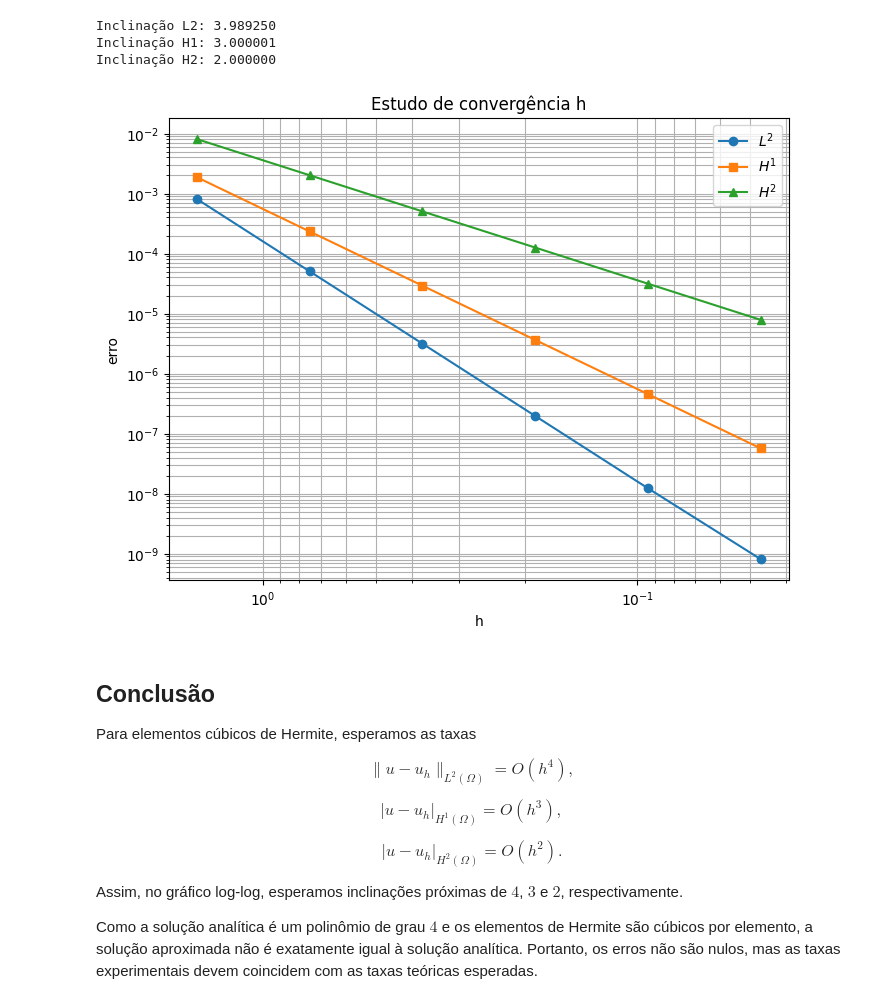
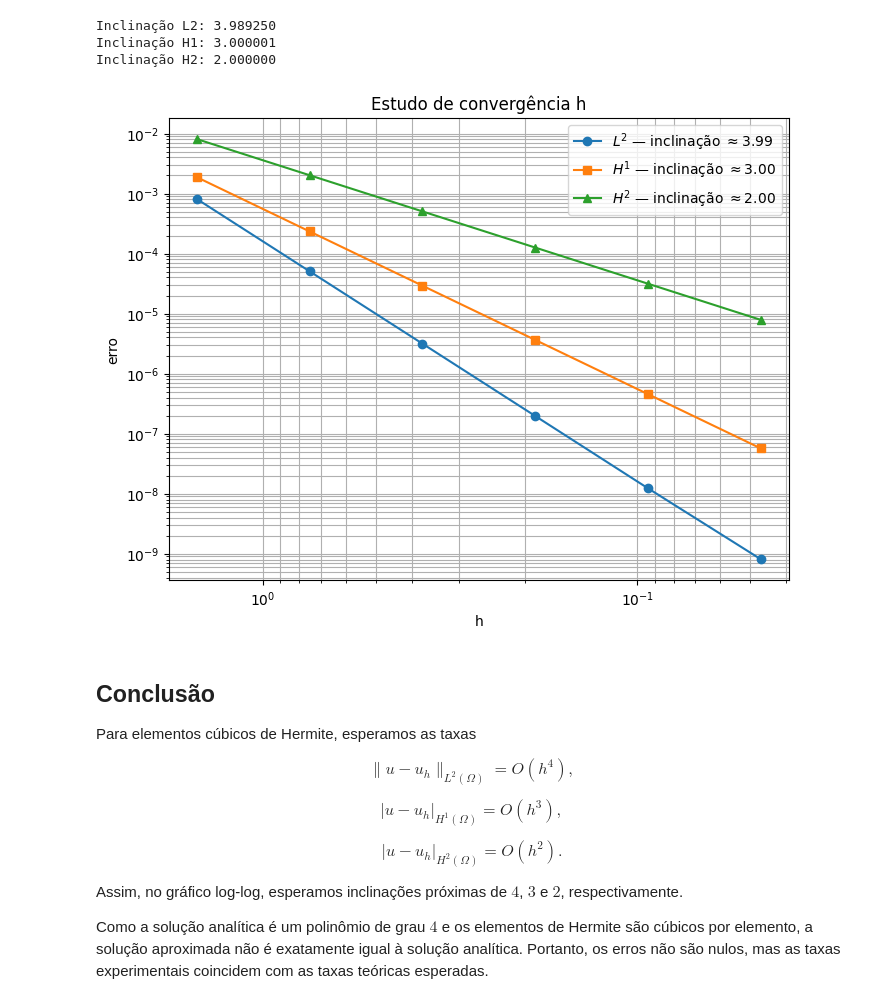
Before and after one commit to uzzui/finite-element-methods, a Jupyter notebook: lista2-ex3.ipynb, the cells around one changed output. Cells and saved outputs as stored; diff of their text form; code cells hidden in the pictures.

```diff
--- a/lista2-ex3.ipynb
+++ b/lista2-ex3.ipynb
@@ -533,37 +533,38 @@ Inclinação L2: 3.989250
 Inclinação H1: 3.000001
 Inclinação H2: 2.000000
 # %%
-
 plt.figure(figsize=(8, 6))
 
 plt.loglog(
     tabela_convergencia["h"],
     tabela_convergencia["erro_L2"],
     "o-",
-    label=r"$L^2$",
+    label=rf"$L^2$ — inclinação $\approx {coef_l2[0]:.2f}$",
 )
+
 plt.loglog(
     tabela_convergencia["h"],
     tabela_convergencia["erro_H1"],
     "s-",
-    label=r"$H^1$",
+    label=rf"$H^1$ — inclinação $\approx {coef_h1[0]:.2f}$",
 )
+
 plt.loglog(
     tabela_convergencia["h"],
     tabela_convergencia["erro_H2"],
     "^-",
-    label=r"$H^2$",
+    label=rf"$H^2$ — inclinação $\approx {coef_h2[0]:.2f}$",
 )
 
 plt.gca().invert_xaxis()
 plt.xlabel("h")
 plt.ylabel("erro")
 plt.title("Estudo de convergência h")
 plt.grid(True, which="both")
 plt.legend()
 plt.show()
 # %% [output]
-[figure, old version]
+[figure, new version]
 # %% [markdown]
 
 ## Conclusão
@@ -584,4 +585,4 @@ $$
 
 Assim, no gráfico log-log, esperamos inclinações próximas de $4$, $3$ e $2$, respectivamente.
 
-Como a solução analítica é um polinômio de grau $4$ e os elementos de Hermite são cúbicos por elemento, a solução aproximada não é exatamente igual à solução analítica. Portanto, os erros não são nulos, mas as taxas experimentais devem coincidem com as taxas teóricas esperadas.
+Como a solução analítica é um polinômio de grau $4$ e os elementos de Hermite são cúbicos por elemento, a solução aproximada não é exatamente igual à solução analítica. Portanto, os erros não são nulos, mas as taxas experimentais coincidem com as taxas teóricas esperadas.
```
Also changed, not shown: parts of 1 cell of this notebook, 1 other file.
